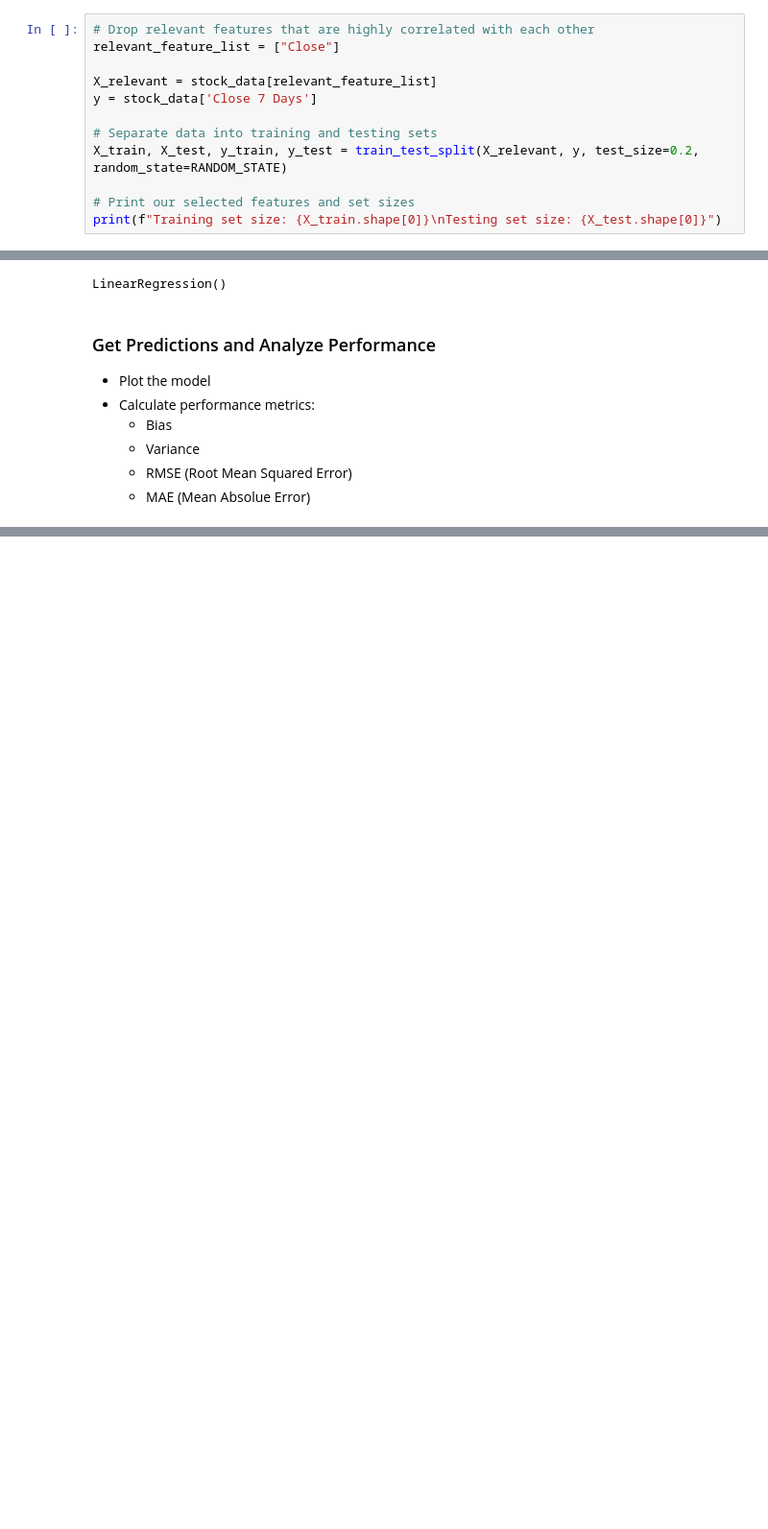
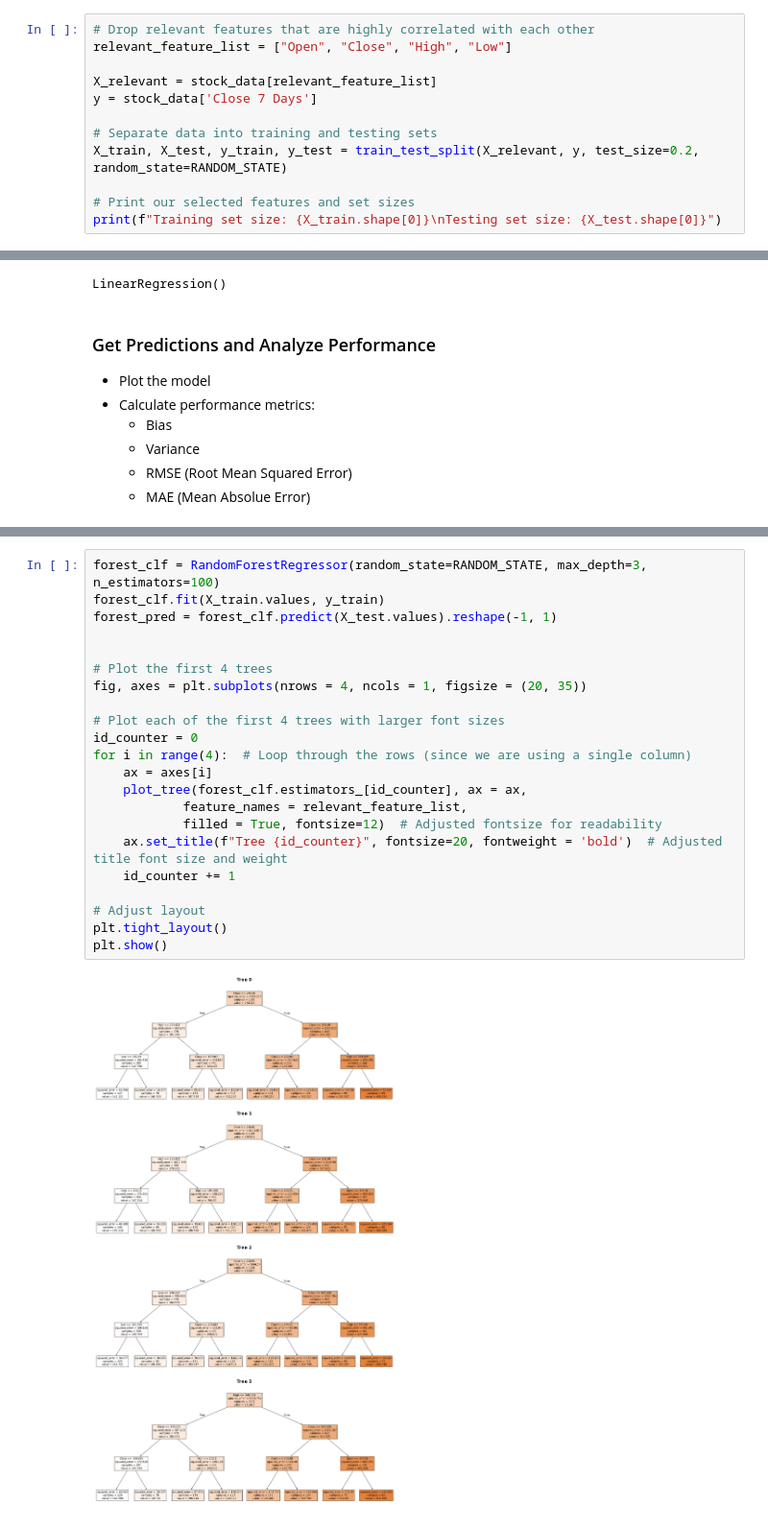
Before and after one commit to shannaw04/ml-stock-predictor, a Jupyter notebook: stock-predictor.ipynb, the cells around one changed output, grey strips where cells are left out. Shown at 96% size. Drawn from its saved outputs; the diff is of its cells as text; blank space fills up the shorter version.

Commit message:
added random forest regressor to stock-predictor and removed gradient descent and polynomial expansion.

```diff
--- a/stock-predictor.ipynb
+++ b/stock-predictor.ipynb
@@ -174,7 +127,7 @@ Name: Close 7 Days, dtype: float64
     * Training 80% / Testing 20%
 # %%
 # Drop relevant features that are highly correlated with each other
-relevant_feature_list = ["Close"]
+relevant_feature_list = ["Open", "Close", "High", "Low"]
 
 X_relevant = stock_data[relevant_feature_list]
 y = stock_data['Close 7 Days']
@@ -533,0 +181,24 @@ Linear Regression with Gradient Descent:
+# %%
+forest_clf = RandomForestRegressor(random_state=RANDOM_STATE, max_depth=3, n_estimators=100)
+forest_clf.fit(X_train.values, y_train)
+forest_pred = forest_clf.predict(X_test.values).reshape(-1, 1)
+
+
+# Plot the first 4 trees
+fig, axes = plt.subplots(nrows = 4, ncols = 1, figsize = (20, 35))
+
+# Plot each of the first 4 trees with larger font sizes
+id_counter = 0
+for i in range(4):  # Loop through the rows (since we are using a single column)
+    ax = axes[i]
+    plot_tree(forest_clf.estimators_[id_counter], ax = ax,
+            feature_names = relevant_feature_list,
+            filled = True, fontsize=12)  # Adjusted fontsize for readability
+    ax.set_title(f"Tree {id_counter}", fontsize=20, fontweight = 'bold')  # Adjusted title font size and weight
+    id_counter += 1
+
+# Adjust layout
+plt.tight_layout()
+plt.show()
+# %% [output]
+[figure, added]
```
Also changed, not shown: parts of 21 cells of this notebook.
